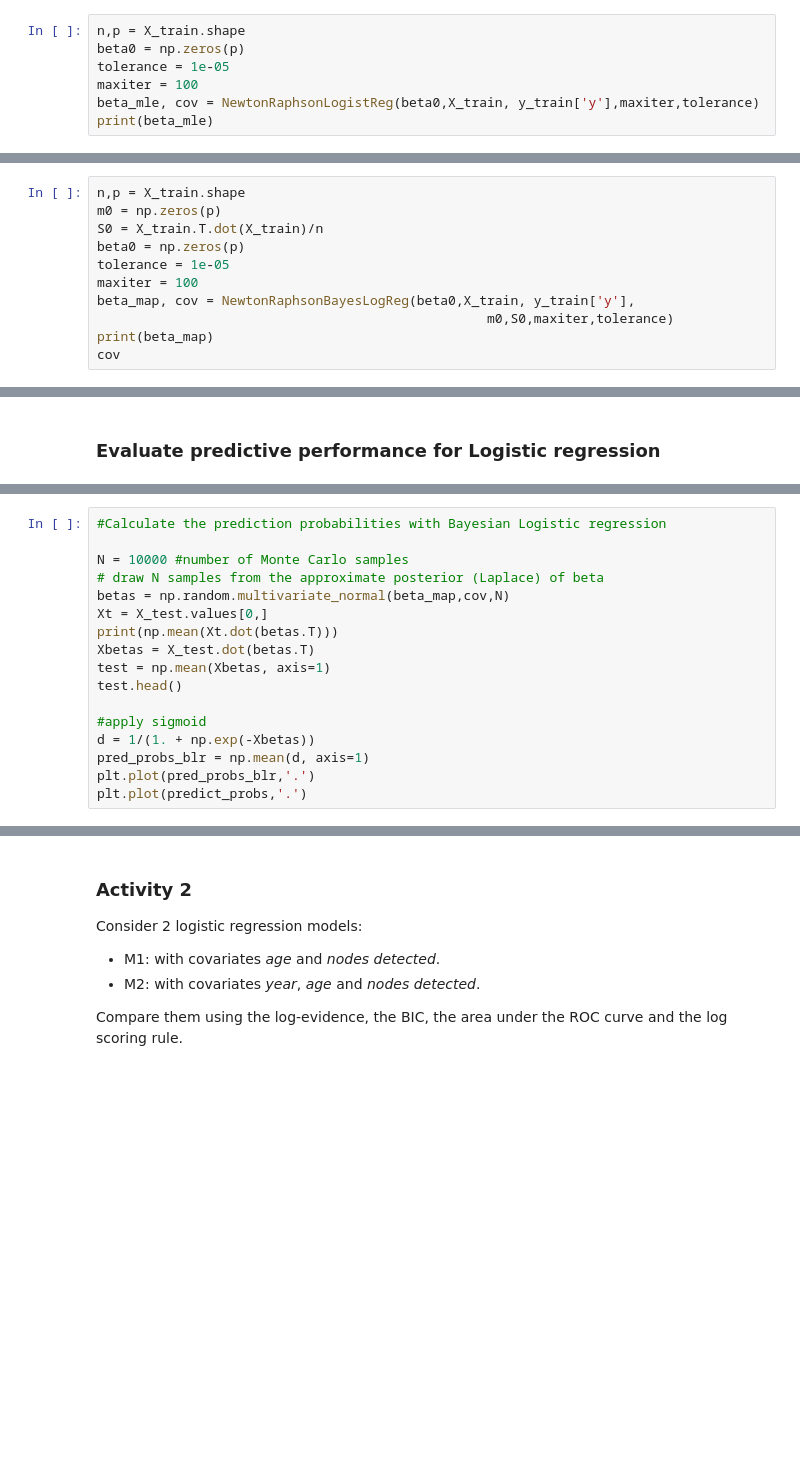
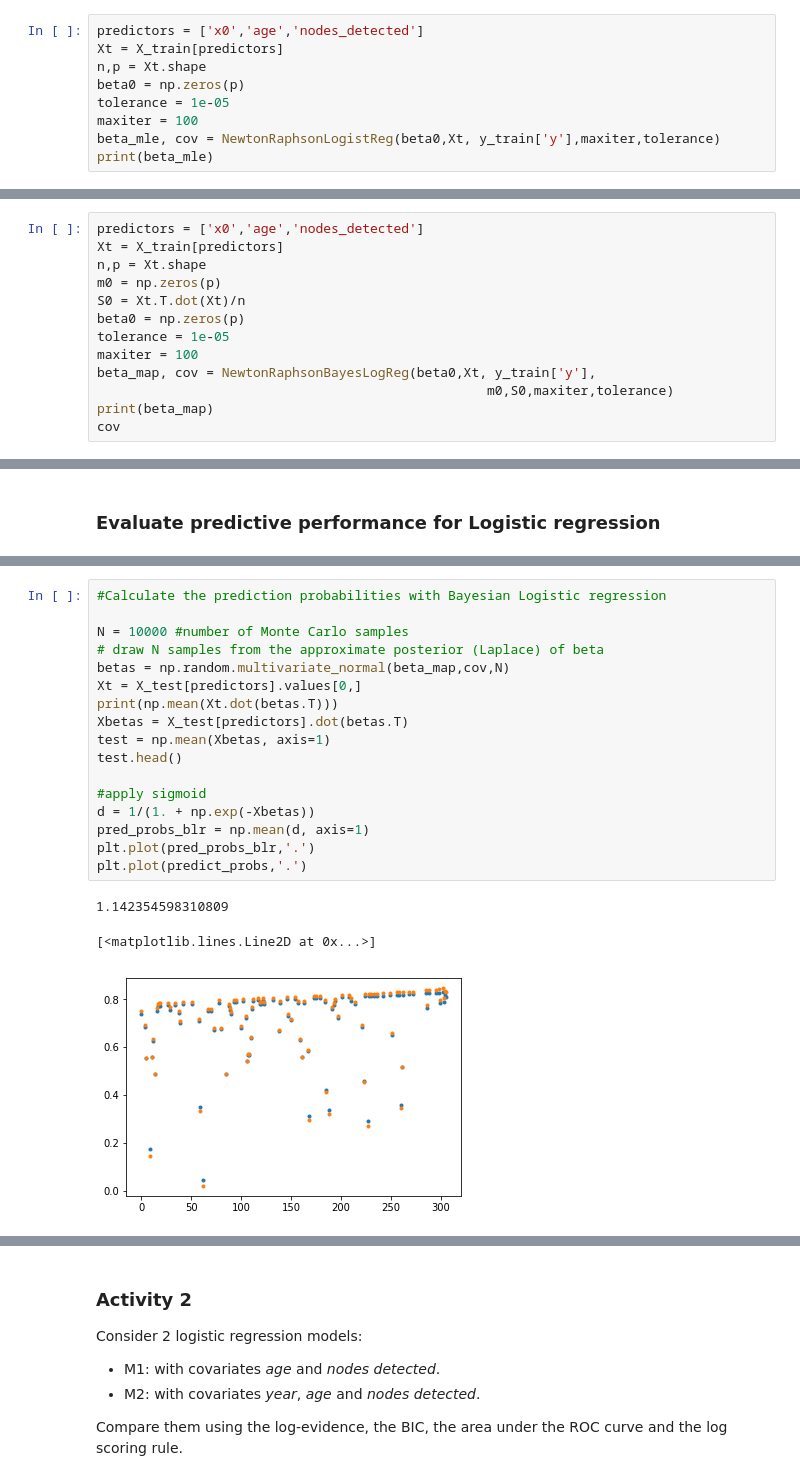
Before and after one commit to anhnguyendepocen/lse-st451, a Jupyter notebook: ComputerClasses/ComputerClass04.ipynb, the cells around one changed output, grey strips where cells are left out. Saved outputs shown, nothing was run; the diff lists cells and outputs as text; blank space fills up the shorter version.

```diff
--- a/ComputerClasses/ComputerClass04.ipynb
+++ b/ComputerClasses/ComputerClass04.ipynb
@@ -141,9 +148,11 @@ def NewtonRaphsonLogistReg(beta0,x,y,maxiter,tolerance):
 # %% [markdown]
 Now we can apply these functions to our data to obtain the MLE
 # %%
-n,p = X_train.shape
+predictors = ['x0','age','nodes_detected']
+Xt = X_train[predictors]
+n,p = Xt.shape
 beta0 = np.zeros(p)
 tolerance = 1e-05
 maxiter = 100
-beta_mle, cov = NewtonRaphsonLogistReg(beta0,X_train, y_train['y'],maxiter,tolerance)
+beta_mle, cov = NewtonRaphsonLogistReg(beta0,Xt, y_train['y'],maxiter,tolerance)
 print(beta_mle)
@@ -231,13 +269,15 @@ def NewtonRaphsonBayesLogReg(beta0,x,y,m0,S0,maxiter,tolerance):
         print('Did not Converge')
     return beta, H_inv
 # %%
-n,p = X_train.shape
+predictors = ['x0','age','nodes_detected']
+Xt = X_train[predictors]
+n,p = Xt.shape
 m0 = np.zeros(p)
-S0 = X_train.T.dot(X_train)/n
+S0 = Xt.T.dot(Xt)/n
 beta0 = np.zeros(p)
 tolerance = 1e-05
 maxiter = 100
-beta_map, cov = NewtonRaphsonBayesLogReg(beta0,X_train, y_train['y'],
+beta_map, cov = NewtonRaphsonBayesLogReg(beta0,Xt, y_train['y'],
                                                   m0,S0,maxiter,tolerance)
 print(beta_map)
 cov
@@ -289,20 +356,24 @@ print(AUC_MLE)
 # %%
 #Calculate the prediction probabilities with Bayesian Logistic regression
 
 N = 10000 #number of Monte Carlo samples
 # draw N samples from the approximate posterior (Laplace) of beta
 betas = np.random.multivariate_normal(beta_map,cov,N)
-Xt = X_test.values[0,]
+Xt = X_test[predictors].values[0,]
 print(np.mean(Xt.dot(betas.T)))
-Xbetas = X_test.dot(betas.T)
+Xbetas = X_test[predictors].dot(betas.T)
 test = np.mean(Xbetas, axis=1)
 test.head()
 
 #apply sigmoid
 d = 1/(1. + np.exp(-Xbetas))
 pred_probs_blr = np.mean(d, axis=1)
 plt.plot(pred_probs_blr,'.')
 plt.plot(predict_probs,'.')
+# %% [output]
+1.142354598310809
+[<matplotlib.lines.Line2D at 0x...>]
+[figure, added]
 # %%
 #Evaluate predictive performance of Bayesian Logistic Regression
 
```
Also changed, not shown: parts of 14 cells of this notebook.
